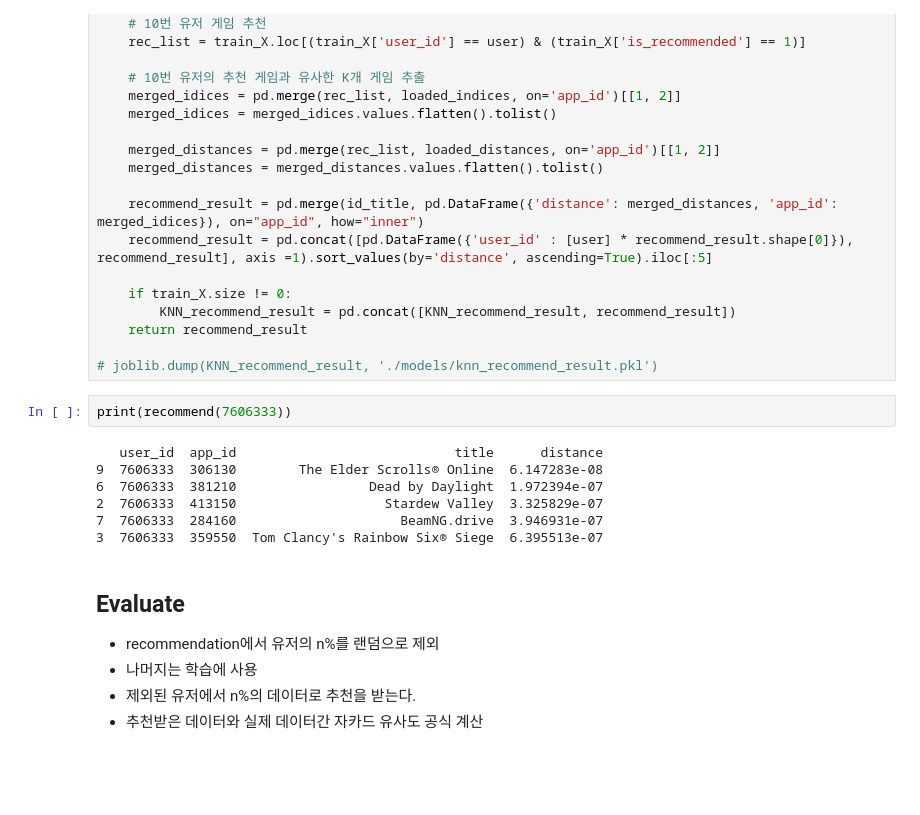
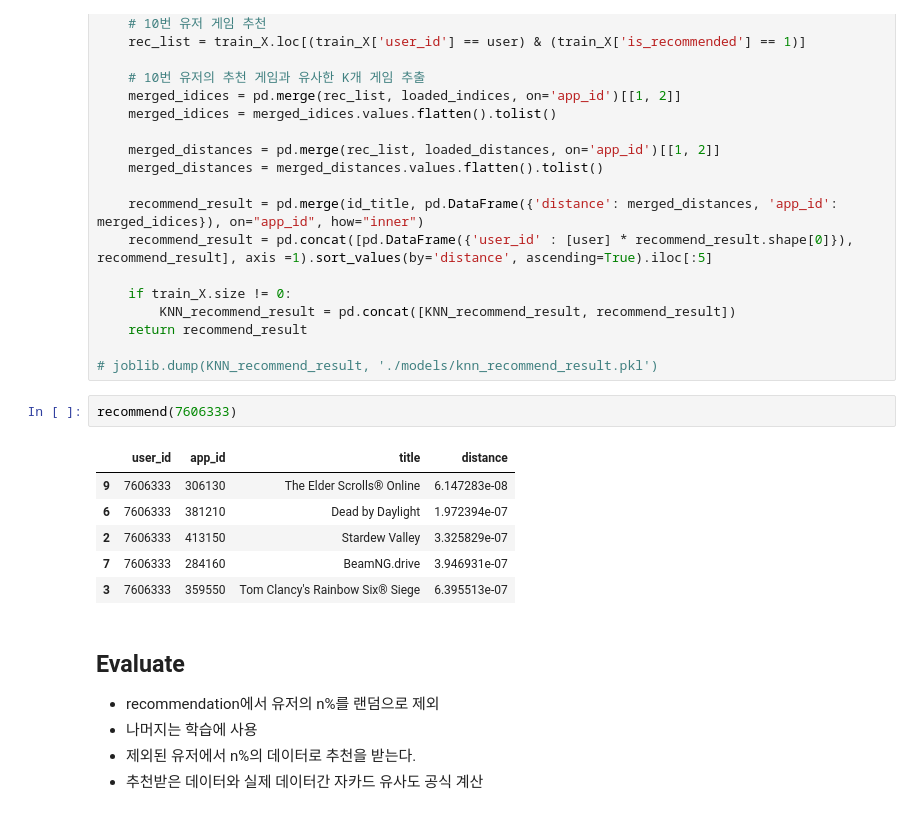
Before and after one commit to wooing1084/SteamGameRecommendationSystem, a Jupyter notebook: src/KNN.ipynb, the cells around one changed output. Cells and saved outputs as stored; diff of their text form; blank space fills up the shorter version.

```diff
--- a/src/KNN.ipynb
+++ b/src/KNN.ipynb
@@ -279,15 +306,15 @@ def recommend(user):
     return recommend_result
 
 # joblib.dump(KNN_recommend_result, './models/knn_recommend_result.pkl')
-# %%
-print(recommend(7606333))
-# %% [output]
-   user_id  app_id                            title      distance
-9  7606333  306130        The Elder Scrolls® Online  6.147283e-08
-6  7606333  381210                 Dead by Daylight  1.972394e-07
-2  7606333  413150                   Stardew Valley  3.325829e-07
-7  7606333  284160                     BeamNG.drive  3.946931e-07
-3  7606333  359550  Tom Clancy's Rainbow Six® Siege  6.395513e-07
+# %%
+recommend(7606333)
+# %% [output]
+|  | user_id | app_id | title | distance |
+| 9 | 7606333 | 306130 | The Elder Scrolls® Online | 6.147283e-08 |
+| 6 | 7606333 | 381210 | Dead by Daylight | 1.972394e-07 |
+| 2 | 7606333 | 413150 | Stardew Valley | 3.325829e-07 |
+| 7 | 7606333 | 284160 | BeamNG.drive | 3.946931e-07 |
+| 3 | 7606333 | 359550 | Tom Clancy's Rainbow Six® Siege | 6.395513e-07 |
 # %% [markdown]
 ## Evaluate
 
```
Also changed, not shown: parts of 7 cells of this notebook, 29 other files.
